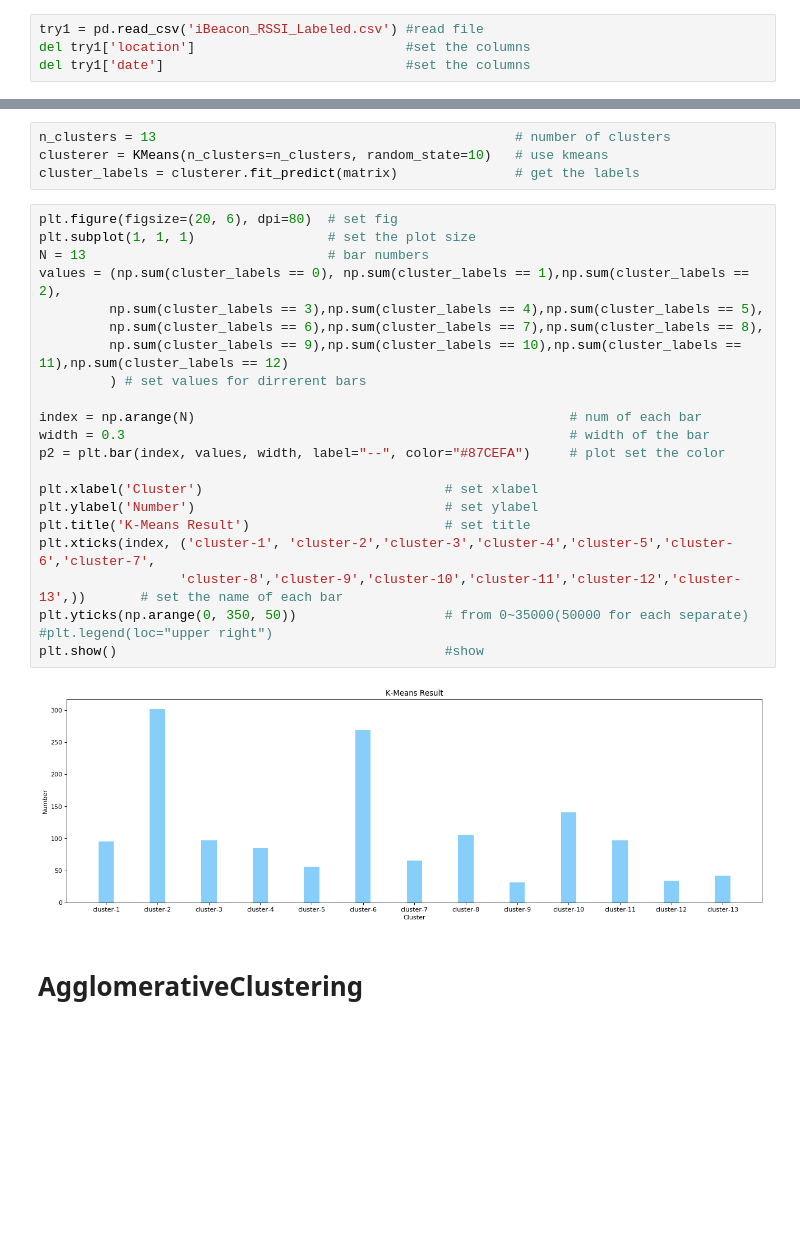
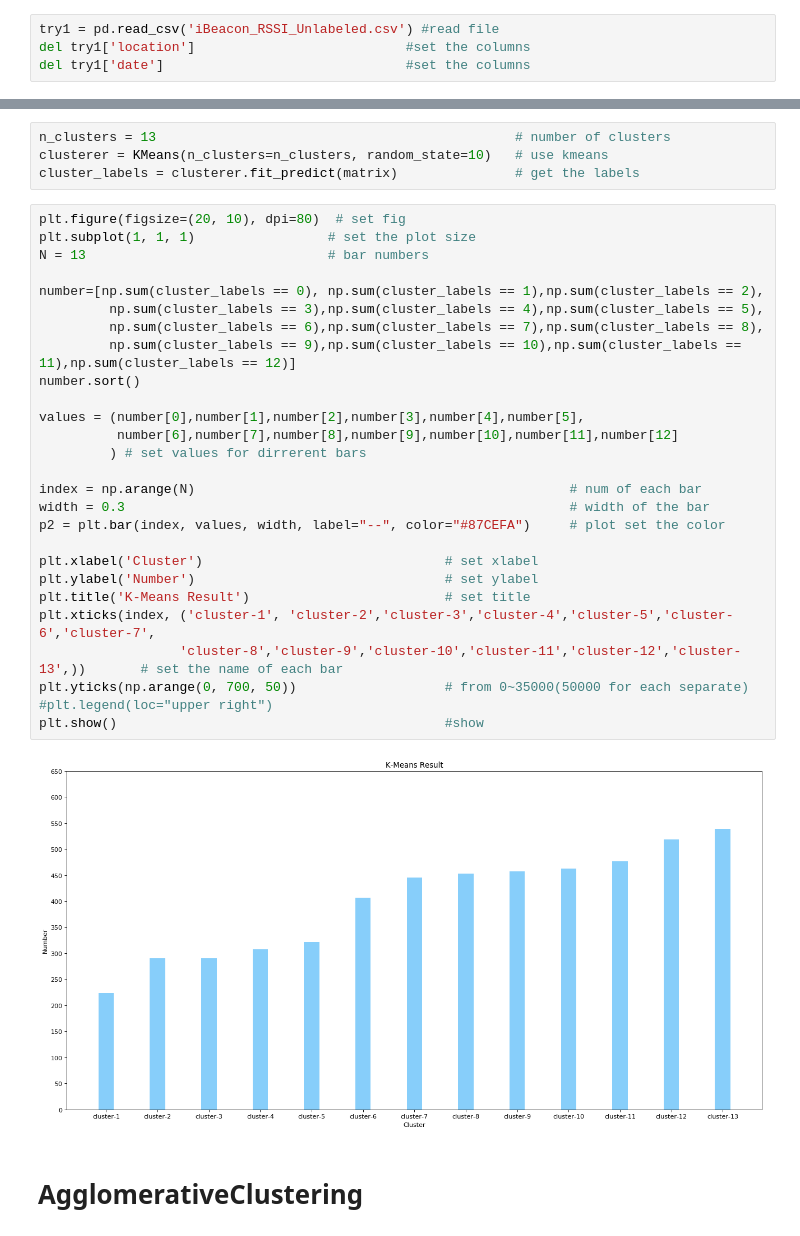
Before and after one commit to WeiTing35/python-machine-learning-clustering, a Jupyter notebook: clustering_basic.ipynb, the cells around one changed output, grey strips where cells are left out. Saved outputs shown, nothing was run; the diff lists cells and outputs as text; blank space fills up the shorter version.

```diff
--- a/clustering_basic.ipynb
+++ b/clustering_basic.ipynb
@@ -12,7 +12,7 @@ from sklearn.metrics import silhouette_samples, silhouette_score #to cal the sil
 #The data is from
 #http://archive.ics.uci.edu/ml/datasets/BLE+RSSI+Dataset+for+Indoor+localization+and+Navigation
 # %%
-try1 = pd.read_csv('iBeacon_RSSI_Labeled.csv') #read file
+try1 = pd.read_csv('iBeacon_RSSI_Unlabeled.csv') #read file
 del try1['location']                           #set the columns
 del try1['date']                               #set the columns
 # %% [markdown]
@@ -70,29 +70,34 @@ n_clusters = 13                                              # number of cluster
 clusterer = KMeans(n_clusters=n_clusters, random_state=10)   # use kmeans
 cluster_labels = clusterer.fit_predict(matrix)               # get the labels
 # %%
-plt.figure(figsize=(20, 6), dpi=80)  # set fig
+plt.figure(figsize=(20, 10), dpi=80)  # set fig
 plt.subplot(1, 1, 1)                 # set the plot size
 N = 13                               # bar numbers
-values = (np.sum(cluster_labels == 0), np.sum(cluster_labels == 1),np.sum(cluster_labels == 2),
+
+number=[np.sum(cluster_labels == 0), np.sum(cluster_labels == 1),np.sum(cluster_labels == 2),
          np.sum(cluster_labels == 3),np.sum(cluster_labels == 4),np.sum(cluster_labels == 5),
          np.sum(cluster_labels == 6),np.sum(cluster_labels == 7),np.sum(cluster_labels == 8),
-         np.sum(cluster_labels == 9),np.sum(cluster_labels == 10),np.sum(cluster_labels == 11),np.sum(cluster_labels == 12)
+         np.sum(cluster_labels == 9),np.sum(cluster_labels == 10),np.sum(cluster_labels == 11),np.sum(cluster_labels == 12)]
+number.sort()
+
+values = (number[0],number[1],number[2],number[3],number[4],number[5],
+          number[6],number[7],number[8],number[9],number[10],number[11],number[12]
          ) # set values for dirrerent bars
 
 index = np.arange(N)                                                # num of each bar
 width = 0.3                                                         # width of the bar
 p2 = plt.bar(index, values, width, label="--", color="#87CEFA")     # plot set the color
 
 plt.xlabel('Cluster')                               # set xlabel
 plt.ylabel('Number')                                # set ylabel
 plt.title('K-Means Result')                         # set title
 plt.xticks(index, ('cluster-1', 'cluster-2','cluster-3','cluster-4','cluster-5','cluster-6','cluster-7',
                   'cluster-8','cluster-9','cluster-10','cluster-11','cluster-12','cluster-13',))       # set the name of each bar
-plt.yticks(np.arange(0, 350, 50))                   # from 0~35000(50000 for each separate)
+plt.yticks(np.arange(0, 700, 50))                   # from 0~35000(50000 for each separate)
 #plt.legend(loc="upper right")
 plt.show()                                          #show
 # %% [output]
-[figure, old version]
+[figure, new version]
 # %% [markdown]
 # AgglomerativeClustering
 # %%
```
Also changed, not shown: parts of 4 cells of this notebook, 2 other files.
